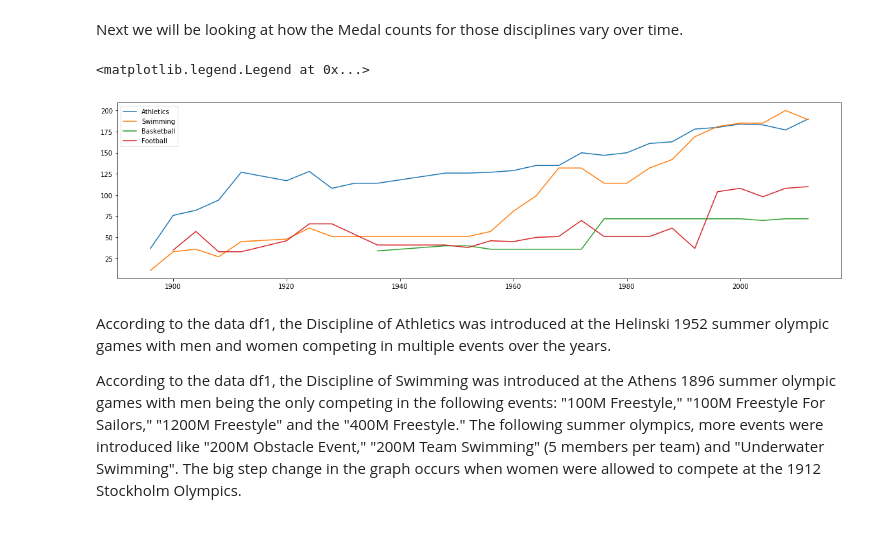
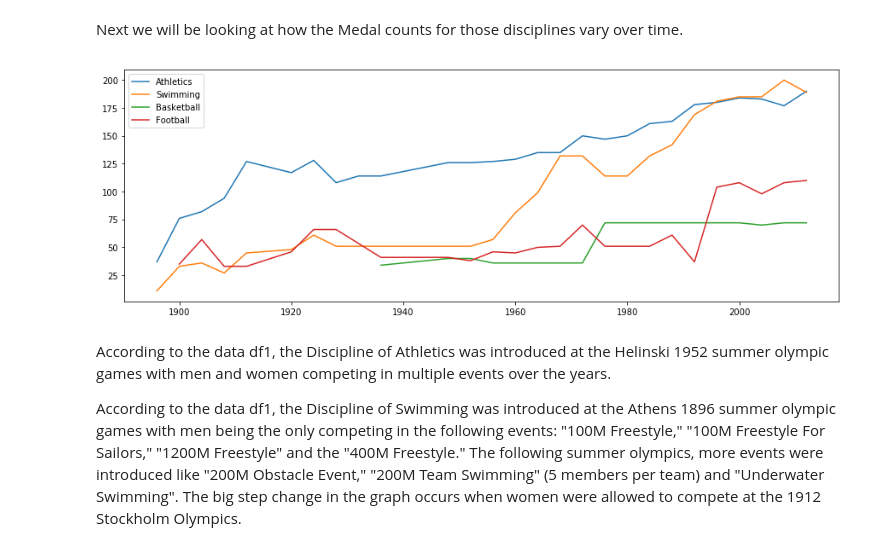
Before and after one commit to mguemon/Thinkful-, a Jupyter notebook: PrepCourseCapstone.ipynb, the cells around one changed output. Cells and saved outputs as stored; diff of their text form; code cells hidden in the pictures.

```diff
--- a/PrepCourseCapstone.ipynb
+++ b/PrepCourseCapstone.ipynb
@@ -151,19 +152,21 @@ Next we will be looking at how the Medal counts for those disciplines vary over
 # %%
 ## To figure out trend of a Discipline in Summer Olympics
 
 Athletics = df1[df1['Discipline']=='Athletics']
 Swimming = df1[df1['Discipline']=='Swimming']
 Basketball = df1[df1['Discipline']=='Basketball']
 Football = df1[df1['Discipline']=='Football']
 
+plt.figure(figsize=(15, 5))
+
 plt.plot(Athletics.Year.value_counts().sort_index(), label="Athletics")
 plt.plot(Swimming.Year.value_counts().sort_index(), label="Swimming")
 plt.plot(Basketball.Year.value_counts().sort_index(), label="Basketball")
 plt.plot(Football.Year.value_counts().sort_index(), label="Football")
 plt.legend()
+plt.show()
 # %% [output]
-<matplotlib.legend.Legend at 0x...>
-[figure, old version]
+[figure, new version]
 # %% [markdown]
 According to the data df1, the Discipline of Athletics was introduced at the Helinski 1952 summer olympic games with men and women competing in multiple events over the years.
 
```
Also changed, not shown: parts of 27 cells of this notebook.
